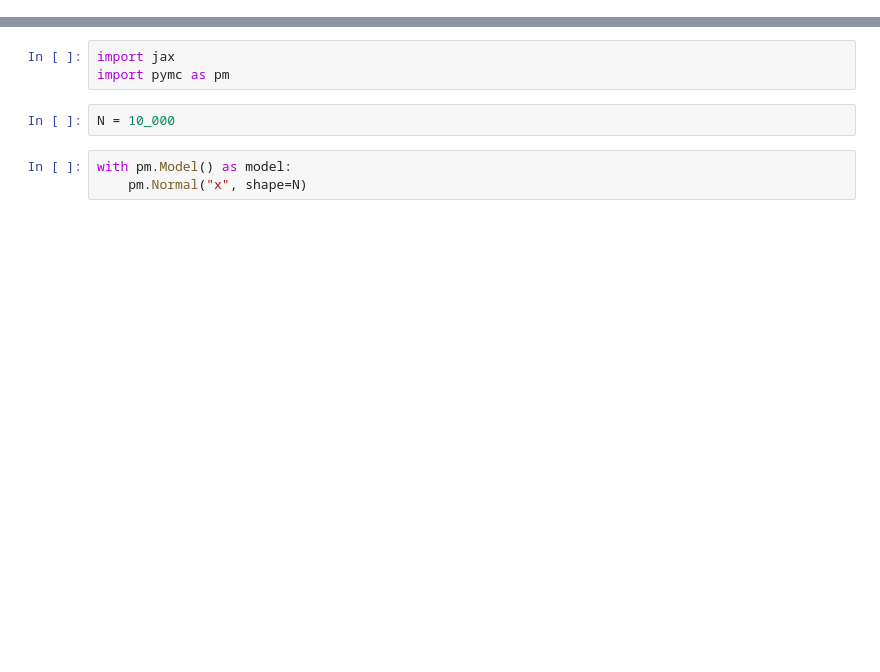
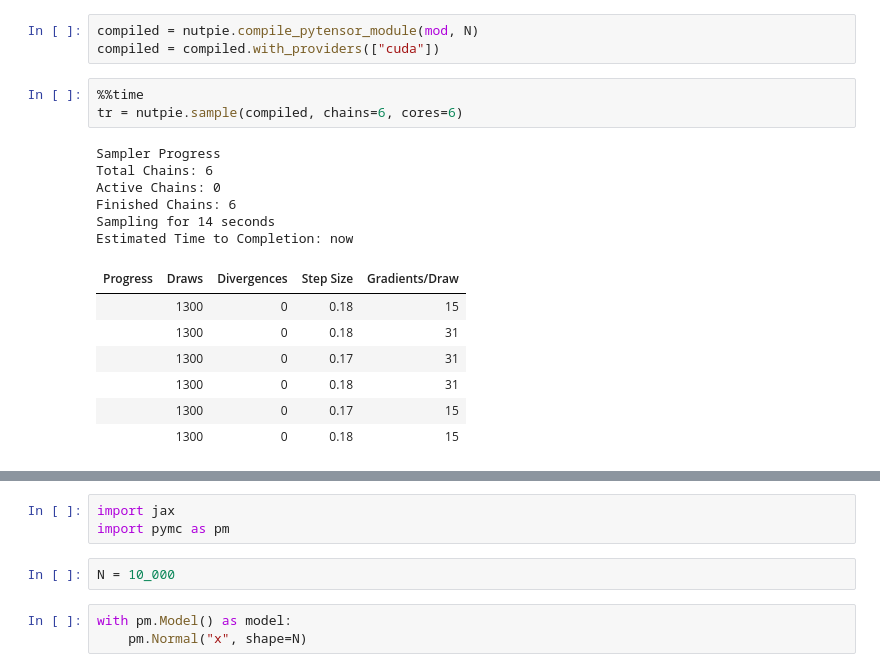
Before and after one commit to aseyboldt/experiment-nutpie-gpu, a Jupyter notebook: run-models.ipynb, the cells around one changed output, grey strips where cells are left out. Cells and saved outputs as stored; diff of their text form; blank space fills up the shorter version.

```diff
--- a/run-models.ipynb
+++ b/run-models.ipynb
@@ -0,0 +26,20 @@
+# %%
+compiled = nutpie.compile_pytensor_module(mod, N)
+compiled = compiled.with_providers(["cuda"])
+# %%
+%%time
+tr = nutpie.sample(compiled, chains=6, cores=6)
+# %% [output]
+Sampler Progress
+Total Chains: 6
+Active Chains: 0
+Finished Chains: 6
+Sampling for 14 seconds
+Estimated Time to Completion: now
+| Progress | Draws | Divergences | Step Size | Gradients/Draw |
+|  | 1300 | 0 | 0.18 | 15 |
+|  | 1300 | 0 | 0.18 | 31 |
+|  | 1300 | 0 | 0.17 | 31 |
+|  | 1300 | 0 | 0.18 | 31 |
+|  | 1300 | 0 | 0.17 | 15 |
+|  | 1300 | 0 | 0.18 | 15 |
```
Also changed, not shown: parts of 17 cells of this notebook, 1 other file.
